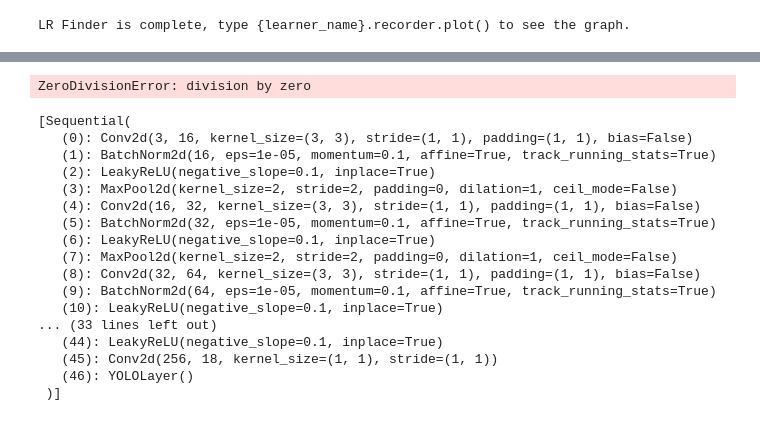
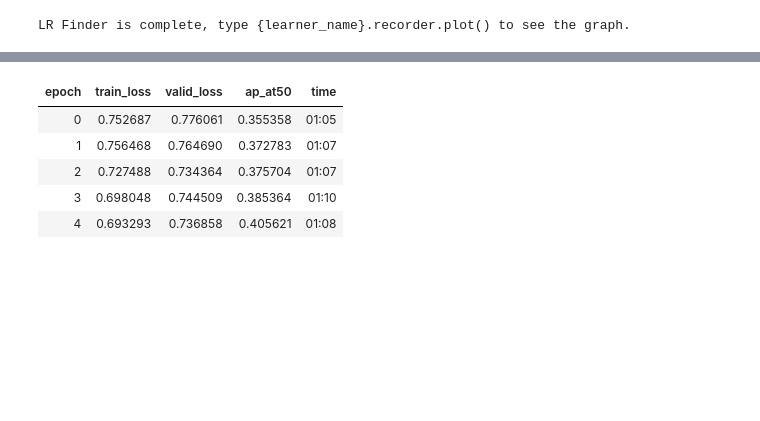
Before and after one commit to Mersive-Technologies/yolov3, a Jupyter notebook: fastai.ipynb, the cells around one changed output, grey strips where cells are left out. Drawn from its saved outputs; the diff is of its cells as text; code cells hidden in the pictures; blank space fills up the shorter version.

```diff
--- a/fastai.ipynb
+++ b/fastai.ipynb
@@ -185,24 +132,0 @@ Callbacks functions applied
-# %%
-learner.lr_range(slice(1e-6, 1e-4))
-# %% [output]
-ZeroDivisionError: division by zero
-# %%
-learner.layer_groups
-# %% [output]
-[Sequential(
-   (0): Conv2d(3, 16, kernel_size=(3, 3), stride=(1, 1), padding=(1, 1), bias=False)
-   (1): BatchNorm2d(16, eps=1e-05, momentum=0.1, affine=True, track_running_stats=True)
-   (2): LeakyReLU(negative_slope=0.1, inplace=True)
-   (3): MaxPool2d(kernel_size=2, stride=2, padding=0, dilation=1, ceil_mode=False)
-   (4): Conv2d(16, 32, kernel_size=(3, 3), stride=(1, 1), padding=(1, 1), bias=False)
-   (5): BatchNorm2d(32, eps=1e-05, momentum=0.1, affine=True, track_running_stats=True)
-   (6): LeakyReLU(negative_slope=0.1, inplace=True)
-   (7): MaxPool2d(kernel_size=2, stride=2, padding=0, dilation=1, ceil_mode=False)
-   (8): Conv2d(32, 64, kernel_size=(3, 3), stride=(1, 1), padding=(1, 1), bias=False)
-   (9): BatchNorm2d(64, eps=1e-05, momentum=0.1, affine=True, track_running_stats=True)
-   (10): LeakyReLU(negative_slope=0.1, inplace=True)
-... (33 lines left out)
-   (44): LeakyReLU(negative_slope=0.1, inplace=True)
-   (45): Conv2d(256, 18, kernel_size=(1, 1), stride=(1, 1))
-   (46): YOLOLayer()
- )]
@@ -208,0 +136,9 @@ learner.layer_groups
+# %%
+fit_one_cycle(learner, 5, max_lr=1e-4)
+# %% [output]
+| epoch | train_loss | valid_loss | ap_at50 | time |
+| 0 | 0.752687 | 0.776061 | 0.355358 | 01:05 |
+| 1 | 0.756468 | 0.764690 | 0.372783 | 01:07 |
+| 2 | 0.727488 | 0.734364 | 0.375704 | 01:07 |
+| 3 | 0.698048 | 0.744509 | 0.385364 | 01:10 |
+| 4 | 0.693293 | 0.736858 | 0.405621 | 01:08 |
```
Also changed, not shown: parts of 14 cells of this notebook, 6 other files.
